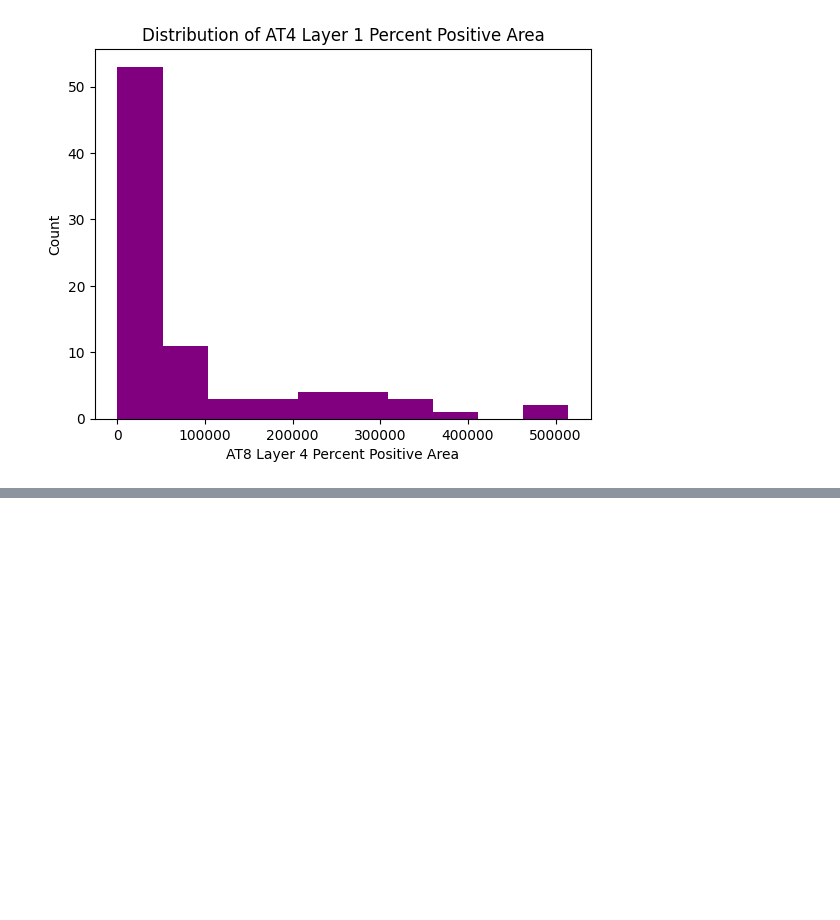
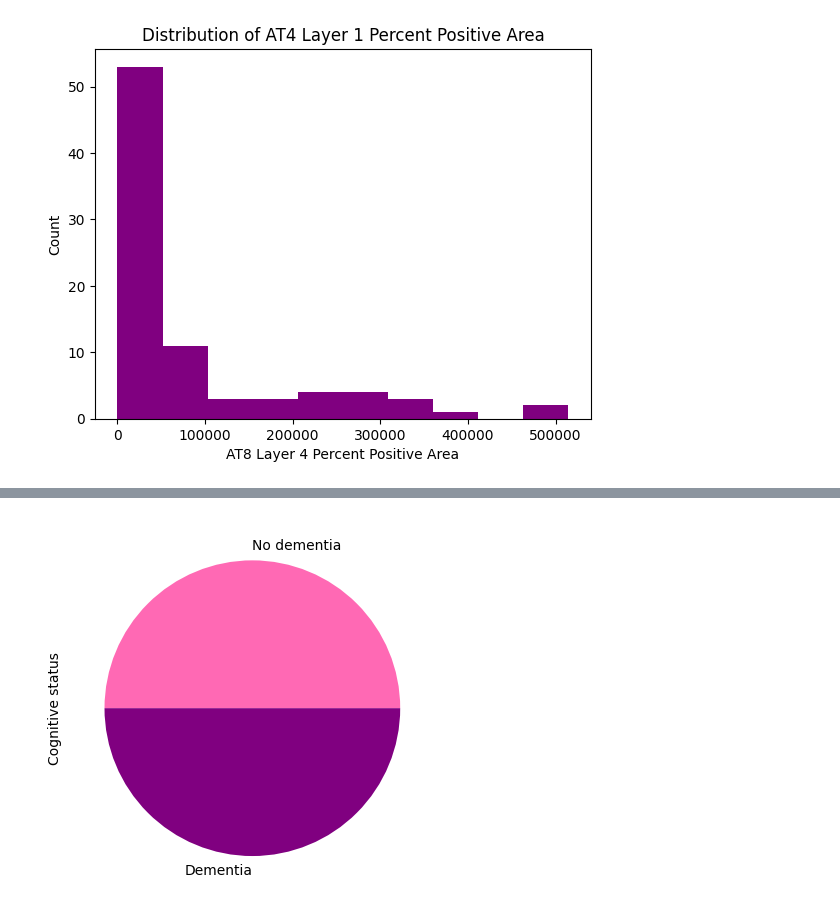
Before and after one commit to meghaninglis/Neural-Data, a Jupyter notebook: final_project_2023.ipynb, the cells around one changed output, grey strips where cells are left out. Cells and saved outputs as stored; diff of their text form; code cells hidden in the pictures; blank space fills up the shorter version.

```diff
--- a/final_project_2023.ipynb
+++ b/final_project_2023.ipynb
@@ -58,0 +73,13 @@ Text(0.5, 1.0, 'Distribution of AT4 Layer 1 Percent Positive Area')
+# %%
+#Create pie plot of cognitive status
+colors = ['hotpink', 'purple']
+alz_ID['Cognitive Status'].value_counts().plot(kind='pie', colors = colors)
+
+
+# Add y label
+plt.ylabel('Cognitive status')
+
+# Show the plot!
+plt.show()
+# %% [output]
+[figure, added]
```
Also changed, not shown: parts of 4 cells of this notebook.
